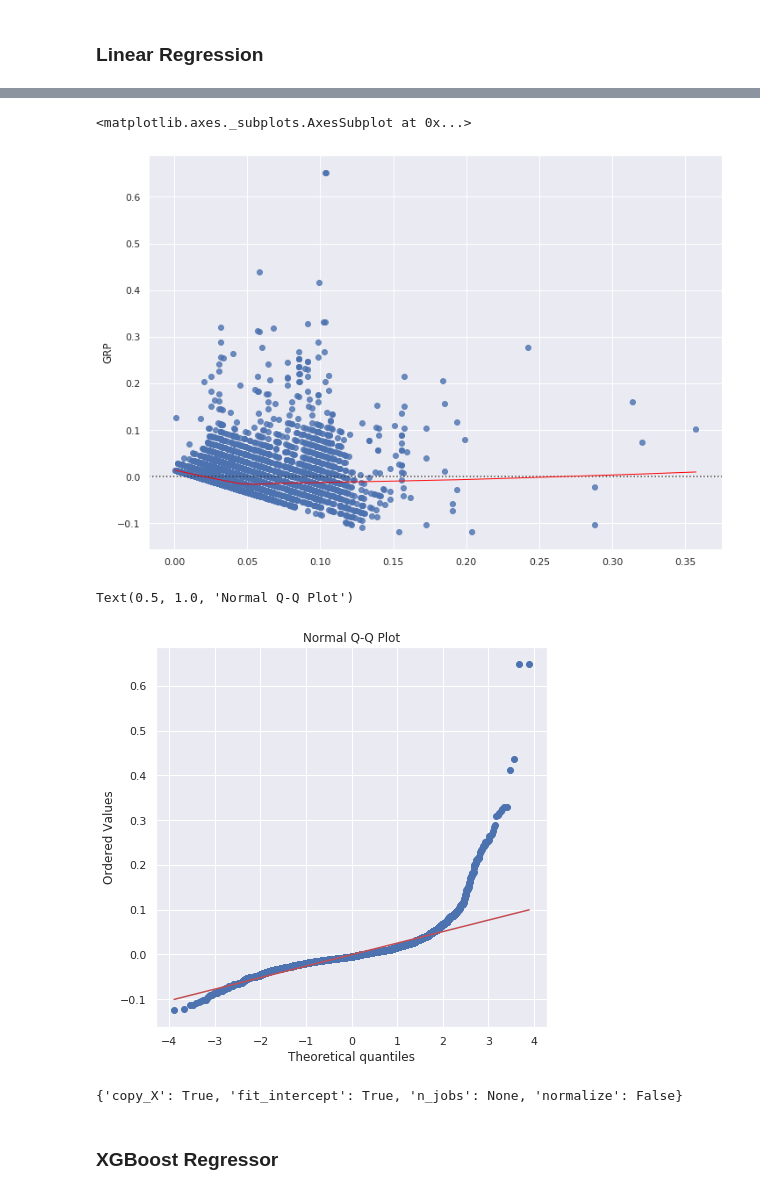
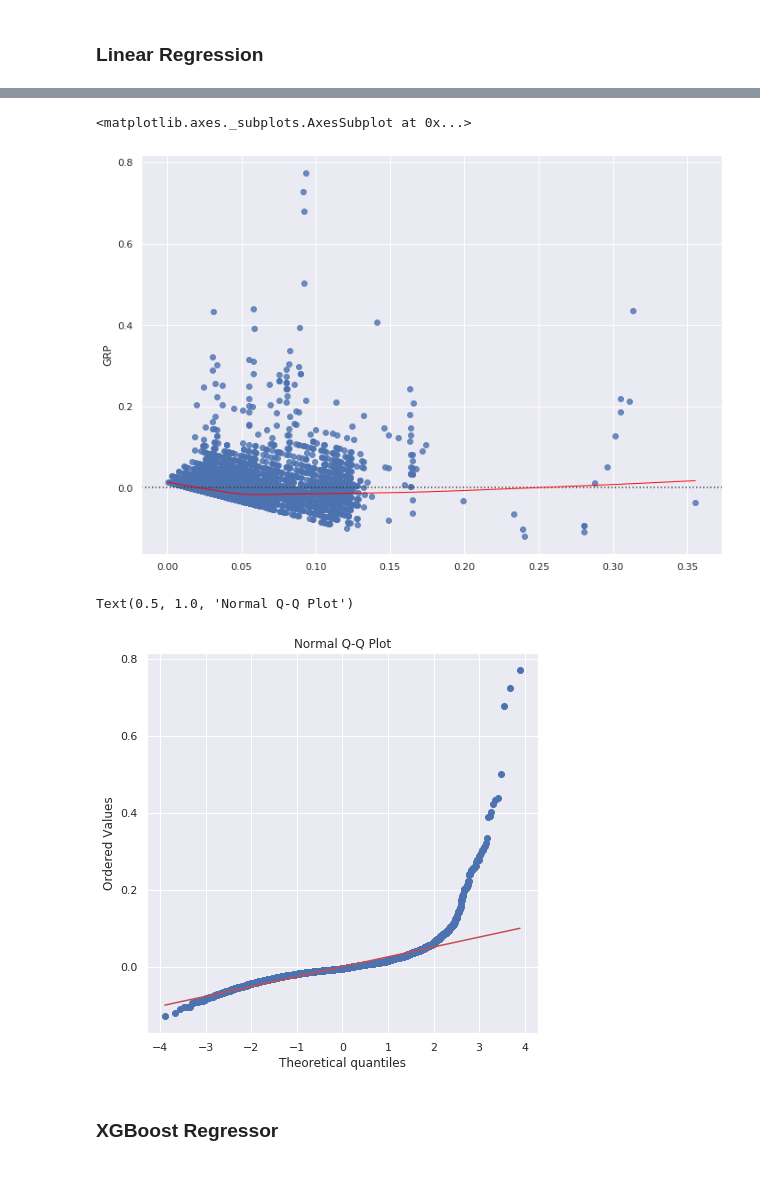
Before and after one commit to neonflux56/Direct_Avenue_GRP_Project, a Jupyter notebook: Code/alex_test.ipynb, the cells around one changed output, grey strips where cells are left out. Cells and saved outputs as stored; diff of their text form; code cells hidden in the pictures.

Commit message:
alex - change linear regression

```diff
--- a/Code/alex_test.ipynb
+++ b/Code/alex_test.ipynb
@@ -151,6 +161,8 @@ dat = pd.concat([dat, pd.get_dummies(dat["Access"], drop_first=True)], axis=1)
 dat = pd.concat([dat, pd.get_dummies(dat["Market"], drop_first=True)], axis=1)
 dat = pd.concat([dat, pd.get_dummies(dat["DOW"], drop_first=True)], axis=1)
 dat = pd.concat([dat, pd.get_dummies(dat["daypart"], drop_first=True)], axis=1)
+
+dat['is_outlier'] = np.where(np.isin(dat['Station ID'], outlier_stations), 1, 0)
 dat.columns
 # %% [output]
 Index(['Access', 'DMA', 'Date Aired', 'Estimate', 'GRP', 'Impressions',
@@ -165,5 +177,5 @@ Index(['Access', 'DMA', 'Date Aired', 'Estimate', 'GRP', 'Impressions',
       dtype='object')
 # %%
-dat = dat.rename(columns=lambda x: x.strip())
+dat = dat.rename(columns=lambda x: x.strip().replace(' ', '_'))
 dat.columns
 # %% [output]
@@ -180,11 +192,9 @@ Index(['Access', 'DMA', 'Date Aired', 'Estimate', 'GRP', 'Impressions',
 unseen = dat[(dat.Impressions.eq(0.0)) & (dat.GRP.eq(0.0))]
 training = dat[dat.GRP > 0.0]
 
-X = training.loc[
-    :,
-    [
+labels = [
         "Length",
-        "Spot Cost",
+        "Spot_Cost",
         "Q219",
         "Q319",
         "Q419",
@@ -203,28 +213,28 @@ X = training.loc[
         "30VE",
         "SV15",
         "DirecTV",
-        "Dish Network",
-        "National Network",
-        "Over-the-top content",
+        "Dish_Network",
+        "National_Network",
+        "Over-the-top_content",
         "Sunday",
         "Thursday",
         "Tuesday",
         "Wednesday",
-        "Early Fringe",
-        "Late Fringe",
-        "Late Night",
+        "Early_Fringe",
+        "Late_Fringe",
+        "Late_Night",
         "Morning",
         "Overnight",
         "Primetime",
-    ],
-]
+        "is_outlier"
+    ]
+
+X = training.loc[:,labels]
 y = training.loc[:, "GRP"]
 
 X_train, X_test, y_train, y_test = train_test_split(X, y, test_size=0.25)
 # %%
-lr = LinearRegression()
-
-lr.fit(X_train, y_train)
+lr = sm.OLS(y_train, X_train).fit()
 
 lr_preds = lr.predict(X_test)
 
@@ -232,15 +279,15 @@ lr_mse = mean_squared_error(y_test, lr_preds)
 # %%
 sns.residplot(
-    lr_preds.reshape(-1),
+    lr_preds,
     y_test,
     lowess=True,
     line_kws={"color": "red", "lw": 1, "alpha": 1},
 )
 # %% [output]
 <matplotlib.axes._subplots.AxesSubplot at 0x...>
-[figure, old version]
+[figure, new version]
 # %%
-residuals = y_test - lr_preds.reshape(-1)
+residuals = y_test - lr_preds
 residuals
 
 plt.figure(figsize=(7, 7))
@@ -248,11 +295,7 @@ stats.probplot(residuals, dist="norm", plot=plt)
 plt.title("Normal Q-Q Plot")
 # %% [output]
 Text(0.5, 1.0, 'Normal Q-Q Plot')
-[figure, old version]
+[figure, new version]
-# %%
-lr.get_params()
-# %% [output]
-{'copy_X': True, 'fit_intercept': True, 'n_jobs': None, 'normalize': False}
 # %% [markdown]
 ### XGBoost Regressor
 # %%
```
Also changed, not shown: parts of 11 cells of this notebook, 1 other file.
